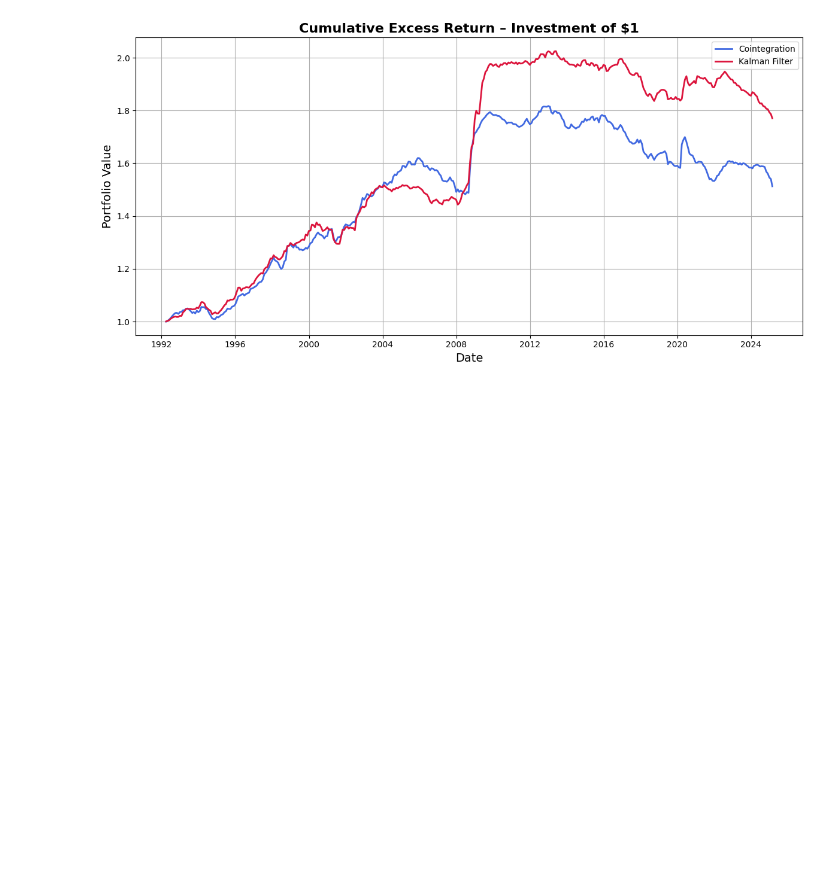
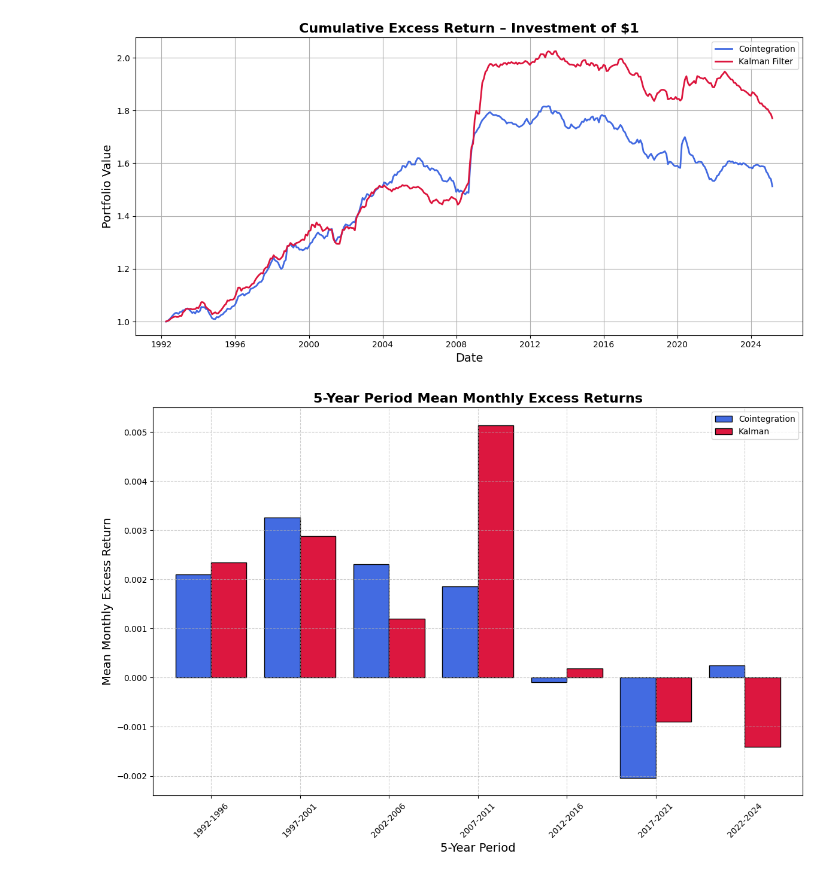
Before and after one commit to J4KU81409/master_thesis, a Jupyter notebook: comparison_framework.ipynb, the cells around one changed output. Drawn from its saved outputs; the diff is of its cells as text; code cells hidden in the pictures; blank space fills up the shorter version.

```diff
--- a/comparison_framework.ipynb
+++ b/comparison_framework.ipynb
@@ -431,3 +376,44 @@ plt.tight_layout()
 plt.show()
 # %% [output]
 [figure]
+# %%
+# Filter data to be before 2025-01-01
+monthly_excess_coint = monthly_excess_coint[monthly_excess_coint.index <= "2025-01-01"]
+monthly_excess_kalm = monthly_excess_kalm[monthly_excess_kalm.index <= "2025-01-01"]
+monthly_excess_coint.index = pd.to_datetime(monthly_excess_coint.index)
+monthly_excess_kalm.index = pd.to_datetime(monthly_excess_kalm.index)
+
+# Define custom 5-year labels
+def five_year_label(period):
+    start = ((period.year - 1992) // 5) * 5 + 1992
+    end = start + 4
+    if end >= 2024:
+        end = 2024
+    return f"{start}-{end}"
+
+# Apply labels
+labels_coint = monthly_excess_coint.index.map(five_year_label)
+labels_kalm = monthly_excess_kalm.index.map(five_year_label)
+
+# Calculate 5-year mean excess returns (already divided by 6 portfolios earlier)
+grouped_coint = (monthly_excess_coint).groupby(labels_coint).mean()
+grouped_kalm = (monthly_excess_kalm).groupby(labels_kalm).mean()
+
+# Combine into a DataFrame for side-by-side bars
+df_compare = pd.concat([grouped_coint, grouped_kalm], axis=1)
+df_compare.columns = ['Cointegration', 'Kalman']
+
+# Plot side-by-side bars
+ax = df_compare.plot(kind='bar', figsize=(12, 8), width=0.8,
+                     color=['royalblue', 'crimson'], edgecolor='black', alpha=0.99)
+
+plt.title("5-Year Period Mean Monthly Excess Returns", fontsize=16, fontweight="bold")
+plt.xlabel("5-Year Period", fontsize=14)
+plt.ylabel("Mean Monthly Excess Return", fontsize=14)
+plt.xticks(rotation=45)
+plt.grid(True, linestyle='--', alpha=0.6)
+plt.legend()
+plt.tight_layout()
+plt.show()
+# %% [output]
+[figure, added]
```
Also changed, not shown: parts of 6 cells of this notebook.
